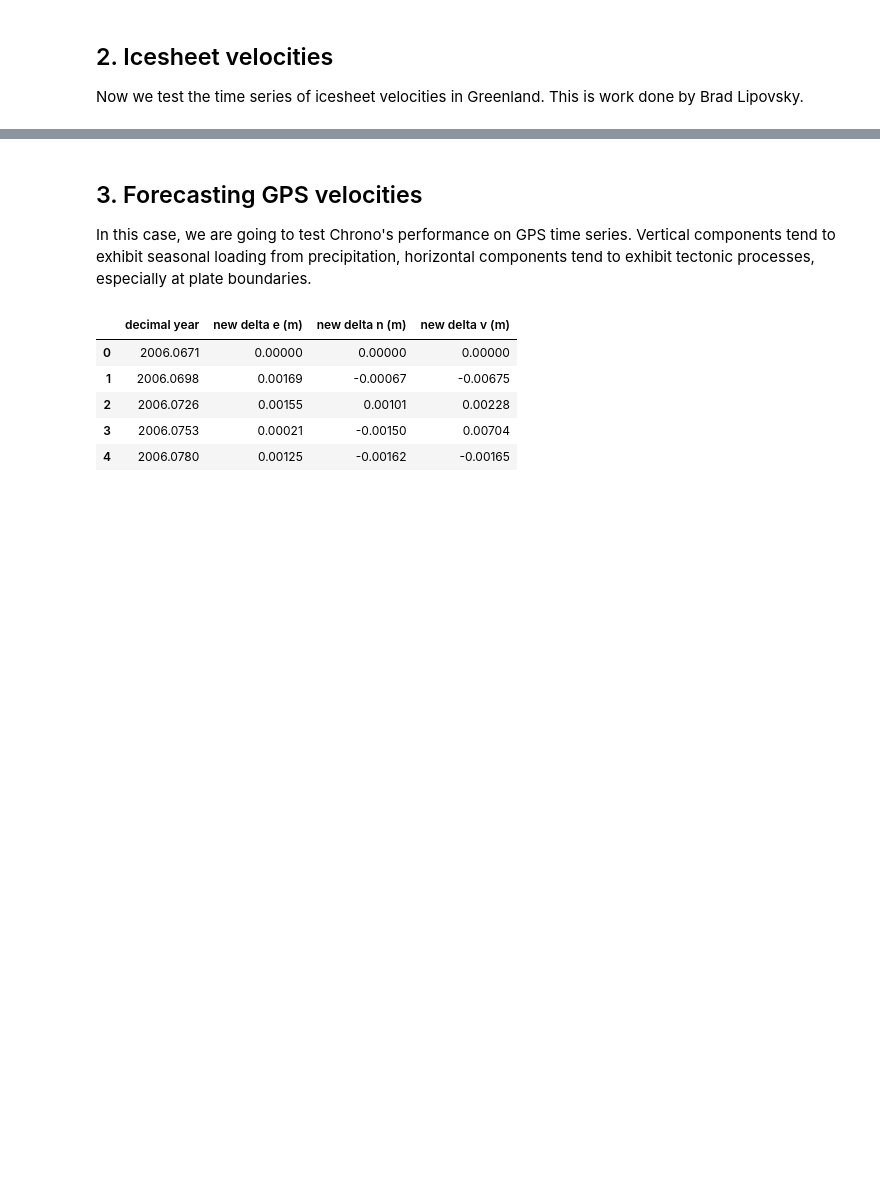
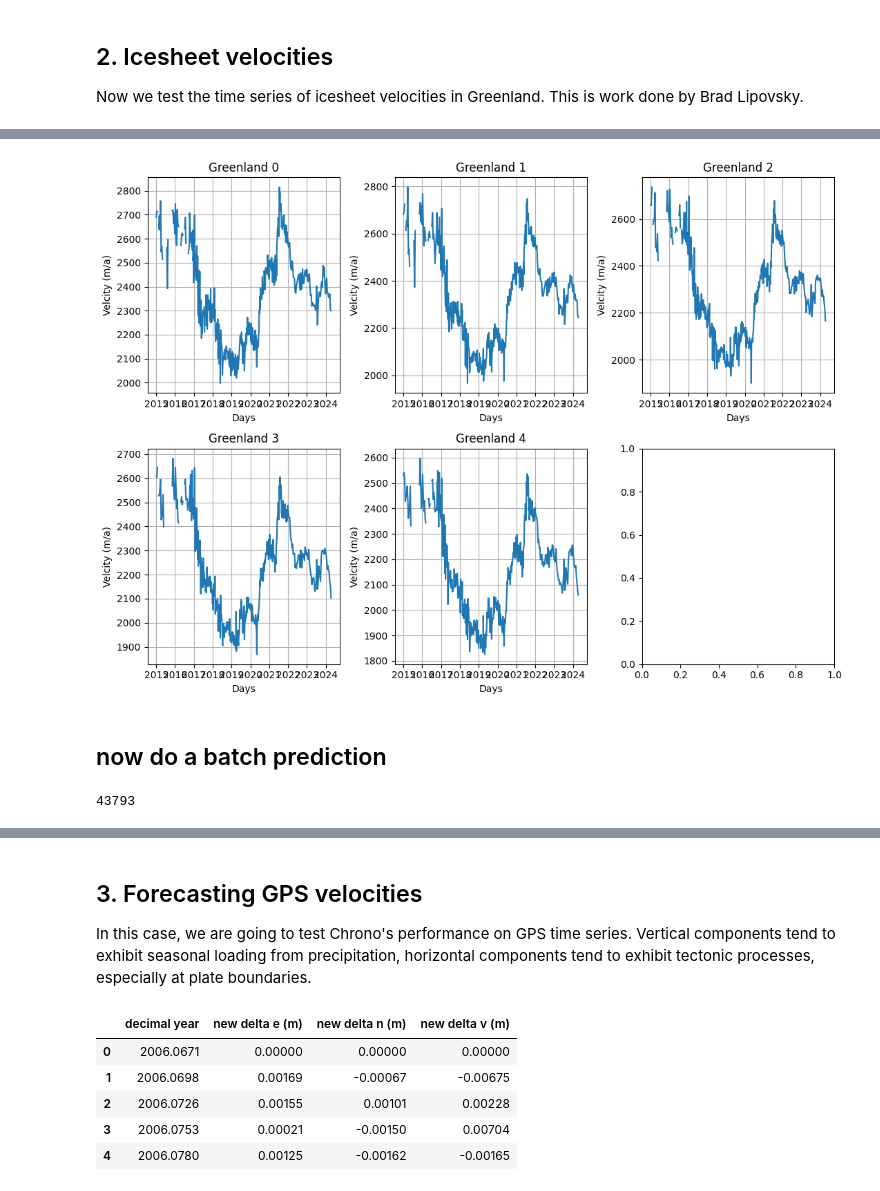
Before and after one commit to mdenolle/GeoCAST, a Jupyter notebook: test_zero-shot/chronos_test.ipynb, the cells around one changed output, grey strips where cells are left out. Cells and saved outputs as stored; diff of their text form; code cells hidden in the pictures; blank space fills up the shorter version.

```diff
--- a/test_zero-shot/chronos_test.ipynb
+++ b/test_zero-shot/chronos_test.ipynb
@@ -357,0 +386,7 @@ plt.show()
+# %%
+# calculate the time difference between each datetime to set up the dt
+# convert the datetime column to datetime object
+df["datetime"] = pd.to_datetime(df["Date"])
+dt = df["datetime"].diff().dt.total_seconds().fillna(0).mean()
+# convert seconds to days
+dt = np.ceil(dt / (60 * 60 * 24))
@@ -357,0 +403,3 @@ plt.show()
+# %%
+df_wide = df
+df_wide.dropna()
@@ -357,0 +420,10 @@ plt.show()
+# %%
+# remove the first column and place the last at first position
+df_wide = df_wide.drop(columns=["Date"])
+cols = df_wide.columns.tolist()
+cols = cols[-1:] + cols[:-1]
+df_wide = df_wide[cols]
+# %%
+# now rename all Pixel columns to indexes except for the first one
+df_wide.columns = ["datetime"] + [str(i) for i in range(len(df_wide.columns)-1)]
+df_wide.head()
@@ -357,0 +438,32 @@ plt.show()
+# %%
+
+# determine the number of rows and columns for the subplots for up to 3 columns and based on the number n_timeseries
+n_timeseries2 = n_timeseries
+if n_timeseries <= 3:
+    nrows, ncols = 1, n_timeseries
+elif n_timeseries <= 6:
+    nrows, ncols = 2, 3
+elif n_timeseries >6:
+    n_timeseries2 = 6
+    nrows, ncols = 2, 3
+
+fig, axes = plt.subplots(nrows=nrows, ncols=ncols, figsize=(11, 8))  # define the figure and subplots
+axes = axes.ravel()
+for i in range(n_timeseries2):
+    ax = axes[i]
+    ax.plot(df_wide["datetime"], df_wide[f"{i}"])
+    ax.set_title(f"Greenland {i}")
+    ax.set_xlabel("Days")
+    ax.set_ylabel("Velcity (m/a)")
+    plt.tight_layout()
+    ax.grid()
+# %% [output]
+[figure, added]
+# %% [markdown]
+## now do a batch prediction
+# %%
+torch.cuda.empty_cache()
+import gc
+gc.collect()
+# %% [output]
+43793
```
Also changed, not shown: parts of 19 cells of this notebook, 3 other files.
